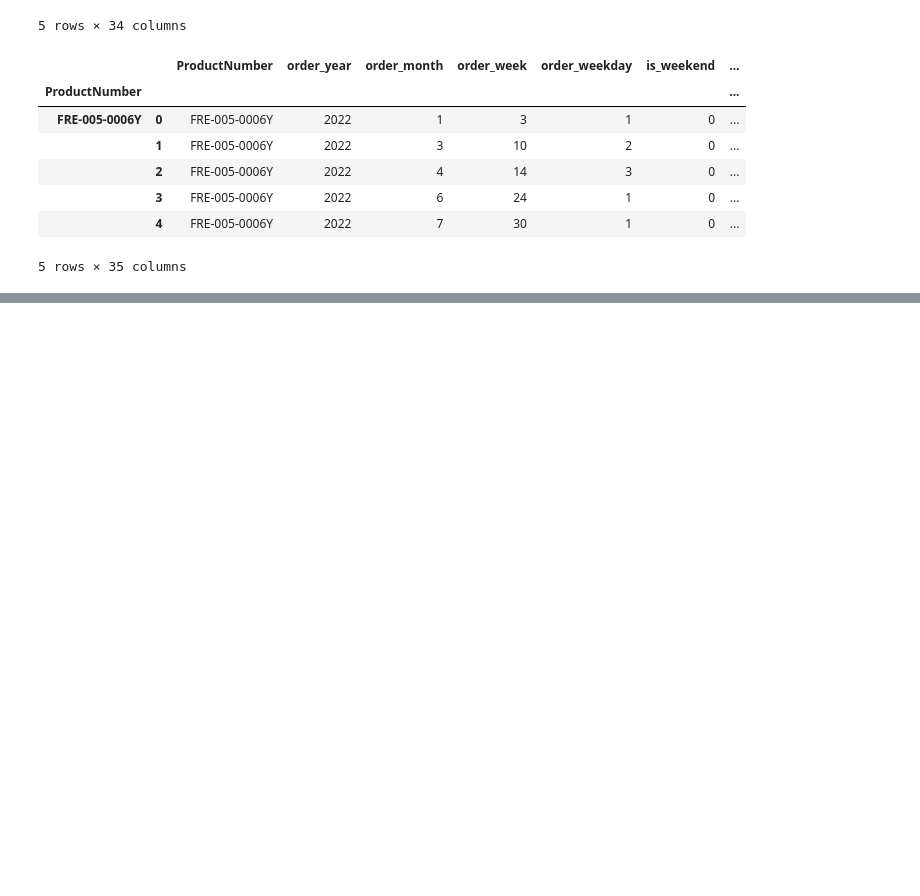
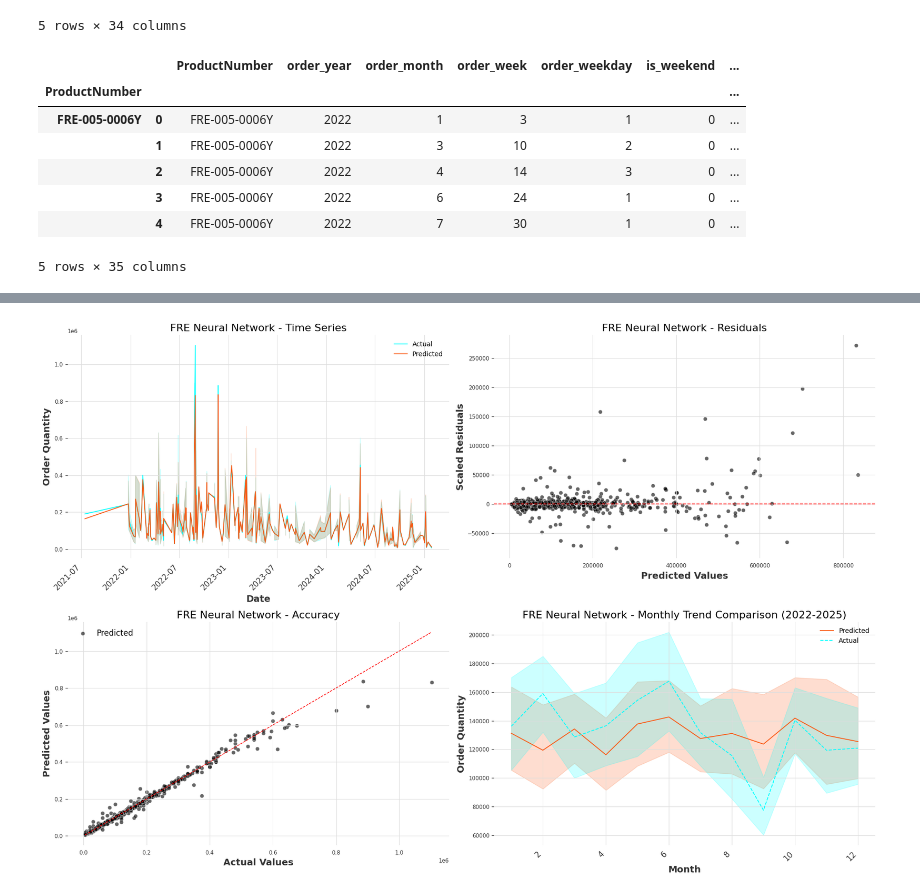
Before and after one commit to mwilko/SCM-Predictive-Analytics, a Jupyter notebook: notebooks/catboost/cust_forecast_catboost.ipynb, the cells around one changed output, grey strips where cells are left out. Saved outputs shown, nothing was run; the diff lists cells and outputs as text; code cells hidden in the pictures; blank space fills up the shorter version.

```diff
--- a/notebooks/catboost/cust_forecast_catboost.ipynb
+++ b/notebooks/catboost/cust_forecast_catboost.ipynb
@@ -131,6 +126,19 @@ CatBoostRegressor Best Parameters: {'colsample_bylevel': 0.8, 'depth': 6, 'grow_
 # %%
 # Train and get metric scores of CatBoost with best parameters
-catb_params = CatBoostRegressor(**catb_params)
+catb_params = CatBoostRegressor(
+    # col_sample_bylevel=0.8,
+    depth=6,
+    grow_policy='Depthwise',
+    iterations=1000,
+    l2_leaf_reg=3,
+    learning_rate=0.03,
+    min_data_in_leaf=5,
+    subsample=1.0,
+    random_state=42,
+    # Specify prodnum which is formatted as str 'FRE-005-0344Z' because it cannot be parsed
+    cat_features=['ProductNumber'],
+    silent=True # Disable for training logs
+)
 
 catb_params.fit(X_train, y_train)
 
@@ -159,8 +179,8 @@ fig, axes = plt.subplots(nrows=2, ncols=2, figsize=(18, 12))
 fig.subplots_adjust(hspace=0.5, wspace=0.4)
 
 # Time Series Comparison
-sns.lineplot(x=custom_code_df.loc[y_val.index, 'OrderDate'], y=y_val, label='Actual', ax=axes[0, 0])
-sns.lineplot(x=custom_code_df.loc[y_val.index, 'OrderDate'], y=y_val_pred, label='Predicted', ax=axes[0, 0])
+sns.lineplot(x=custom_code_df.loc[y_val.index, 'OrderDate'], y=y_val, label='Actual', color='cyan', ax=axes[0, 0])
+sns.lineplot(x=custom_code_df.loc[y_val.index, 'OrderDate'], y=y_val_pred, label='Predicted', color='#fa5914', ax=axes[0, 0])
 axes[0, 0].set_title(f'{custom_ref} Neural Network - Time Series', fontsize=16)
 axes[0, 0].set_xlabel('Date', fontsize=14)
 axes[0, 0].set_ylabel('Order Quantity', fontsize=14)
@@ -171,32 +191,34 @@ sns.scatterplot(x=y_val_pred, y=residuals, alpha=0.6, ax=axes[0, 1])
 axes[0, 1].axhline(0, color='r', linestyle='--')
 axes[0, 1].set_title(f'{custom_ref} Neural Network - Residuals', fontsize=16)
 axes[0, 1].set_xlabel('Predicted Values', fontsize=14)
 axes[0, 1].set_ylabel('Scaled Residuals', fontsize=14)
 
 # Actual vs Predicted Scatter Plot
 min_val = min(y_val.min(), y_val_pred.min())
 max_val = max(y_val.max(), y_val_pred.max())
 sns.scatterplot(x=y_val, y=y_val_pred, alpha=0.6, ax=axes[1, 0], label='Predicted')
 axes[1, 0].plot([min_val, max_val], [min_val, max_val], 'r--', linewidth=1)  # Reference line
 axes[1, 0].set_title(f'{custom_ref} Neural Network - Accuracy', fontsize=16)
 axes[1, 0].set_xlabel('Actual Values', fontsize=14)
 axes[1, 0].set_ylabel('Predicted Values', fontsize=14)
 axes[1, 0].legend(fontsize=12)
 
 # Monthly Trend Comparison
 monthly_data = custom_code_df[['order_month']].loc[custom_code_df.index.intersection(X_val.index)].copy()
 monthly_data['Actual'] = y_val
 monthly_data['Predicted'] = y_val_pred
 
-sns.lineplot(x='order_month', y='Predicted', data=monthly_data, label='Predicted', ax=axes[1, 1])
-sns.lineplot(x='order_month', y='Actual', data=monthly_data, label='Actual', ax=axes[1, 1], color='black', linestyle='--')
+sns.lineplot(x='order_month', y='Predicted', data=monthly_data, label='Predicted', color='#fa5914', ax=axes[1, 1])
+sns.lineplot(x='order_month', y='Actual', data=monthly_data, label='Actual', color='cyan', ax=axes[1, 1], linestyle='--')
 axes[1, 1].set_title(f'{custom_ref} Neural Network - Monthly Trend Comparison (2022-2025)', fontsize=16)
 axes[1, 1].set_xlabel('Month', fontsize=14)
 axes[1, 1].set_ylabel('Order Quantity', fontsize=14)
 
 # Adjust x-tick labels
 plt.setp(axes[0, 0].get_xticklabels(), rotation=45, ha='right', fontsize=12)
 plt.setp(axes[1, 1].get_xticklabels(), rotation=45, ha='right', fontsize=12)
 
 plt.tight_layout()
 plt.show()
+# %% [output]
+[figure, added]
```
Also changed, not shown: parts of 4 cells of this notebook, 15 other files.
